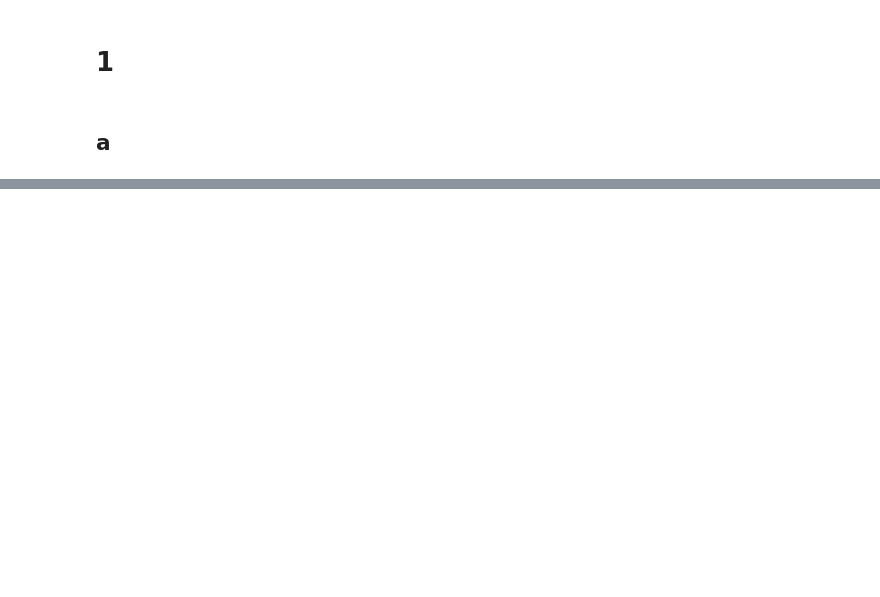
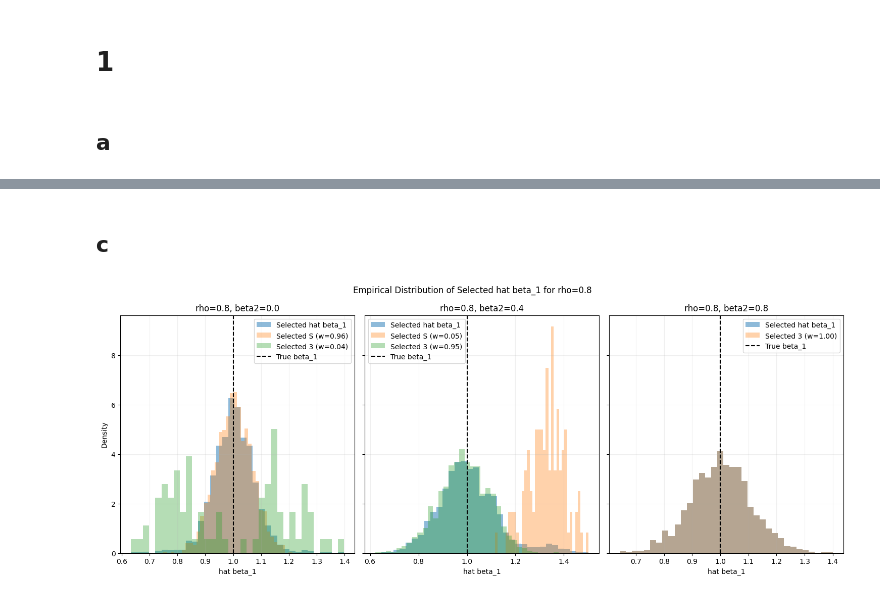
Before and after one commit to TangyKiwi/DSC-241, a Jupyter notebook: HW6/hw6.ipynb, the cells around one changed output, grey strips where cells are left out. Cells and saved outputs as stored; diff of their text form; code cells hidden in the pictures; blank space fills up the shorter version.

```diff
--- a/HW6/hw6.ipynb
+++ b/HW6/hw6.ipynb
@@ -72,0 +161,56 @@ beta2s = np.array([0, 0.1, 0.2, 0.3, 0.4, 0.5, 0.6, 0.7, 0.8, 0.9, 1.0, 1.1, 1.2
+# %% [markdown]
+## c
+# %%
+rho = 0.8
+beta2s = np.array([0.0, 0.4, 0.8])
+
+fig, axes = plt.subplots(1, 3, figsize=(15, 6), sharey=True)
+
+for ax, beta2 in zip(axes, beta2s):
+    b1_hat = np.empty(N)
+    b1_S = np.empty(N)
+    b1_3 = np.empty(N)
+    sel3 = np.zeros(N, dtype=bool)
+
+    for r in range(N):
+        X1, X2 = generate_X(n, rho, rng)
+        y = generate_Y(X1, X2, beta1, beta2, sigma2, rng)
+
+        # model S
+        XS = X1.reshape(n, 1)
+        resS = sm.OLS(y, XS).fit()
+        b1_S[r] = resS.params[0]
+
+        # model 3
+        X3 = np.column_stack([X1, X2])
+        res3 = sm.OLS(y, X3).fit()
+        b1_3[r] = res3.params[0]
+        sel3[r] = (res3.pvalues[1] < alpha)
+
+        # selected model
+        b1_hat[r] = b1_3[r] if sel3[r] else b1_S[r]
+
+    w3 = sel3.mean()
+    wS = 1 - w3
+
+    bins = 35
+    ax.hist(b1_hat, bins=bins, density=True, alpha=0.5, edgecolor="none", label="Selected hat beta_1")
+
+    if wS > 0:
+        ax.hist(b1_hat[~sel3], bins=bins, density=True, alpha=0.35, edgecolor="none", label=f"Selected S (w={wS:.2f})")
+
+    if w3 > 0:
+        ax.hist(b1_hat[sel3], bins=bins, density=True, alpha=0.35, edgecolor="none", label=f"Selected 3 (w={w3:.2f})")
+
+    ax.axvline(beta1, color='black', linestyle='--', label="True beta_1")
+    ax.set_title(f"rho={rho}, beta2={beta2}")
+    ax.set_xlabel("hat beta_1")
+    ax.legend()
+    ax.grid(True, alpha=0.2)
+
+axes[0].set_ylabel("Density")
+plt.suptitle("Empirical Distribution of Selected hat beta_1 for rho=0.8")
+plt.tight_layout()
+plt.show()
+# %% [output]
+[figure, added]
```
Also changed, not shown: parts of 10 cells of this notebook, 3 other files.
